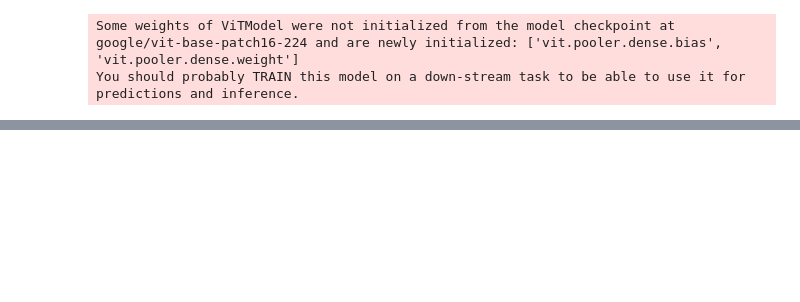
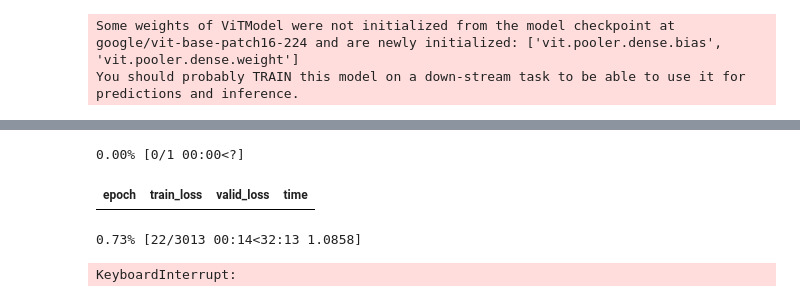
Before and after one commit to artursil/color_transfer, a Jupyter notebook: color_transfer.ipynb, the cells around one changed output, grey strips where cells are left out. Cells and saved outputs as stored; diff of their text form; code cells hidden in the pictures; blank space fills up the shorter version.

Commit message:
fixing the training pipeline

```diff
--- a/color_transfer.ipynb
+++ b/color_transfer.ipynb
@@ -74,7 +93,9 @@ torch.Size([10, 224, 224])
 dls = ImageDataLoaders.from_folder(
     "/mnt/wd/datasets/imagenette2",
     valid_pct=0.1,
-    item_tfms=[Resize(224), preprocessing],
+    item_tfms=[preprocessing],
+    # batch_tfms=[Normalize.from_stats(mean, std)],
+    batch_tfms=[Normalize()],
     bs=4,
     num_workers=16
 )
@@ -129,0 +140,27 @@ learn = Learner(dls, model, loss_func=torch.nn.MSELoss(), cbs=[DDPMCB(unet,sched
+# %%
+from fastai.callback.hook import ActivationStats
+
+# Create a list of layers to track. You can add or remove layers based on what you want to observe.
+layers_to_track = [
+    learn.model.vit.vit.embeddings.patch_embeddings.projection,
+    learn.model.vit.vit.encoder.layer[0].attention.attention.query,
+    learn.model.vit.vit.encoder.layer[0].attention.attention.key,
+    learn.model.vit.vit.encoder.layer[0].attention.attention.value,
+    learn.model.vit.vit.encoder.layer[0].intermediate.dense,
+    learn.model.vit.vit.encoder.layer[0].output.dense,
+    learn.model.vit.vit.encoder.layer[0].layernorm_before,
+    learn.model.vit.vit.encoder.layer[0].layernorm_after,
+    learn.model.vit.vit.encoder.layer[6].attention.attention.query,
+    learn.model.vit.vit.encoder.layer[6].attention.attention.key,
+    learn.model.vit.vit.encoder.layer[6].attention.attention.value,
+    learn.model.vit.vit.encoder.layer[6].intermediate.dense,
+    learn.model.vit.vit.encoder.layer[6].output.dense,
+    learn.model.vit.vit.encoder.layer[6].layernorm_before,
+    learn.model.vit.vit.encoder.layer[6].layernorm_after,
+    learn.model.vit.vit.layernorm,
+    learn.model.vit.vit.pooler.dense,
+]
+
+# Add the ActivationStats callback
+astats = ActivationStats(modules=layers_to_track)
+learn.add_cb(astats)
@@ -130,5 +189,10 @@ learn = Learner(dls, model, loss_func=torch.nn.MSELoss(), cbs=[DDPMCB(unet,sched
 # %%
 lr = 10e-05
-# learn.fit_one_cycle(1, lr)
-# learn.save("ctransfer_epoch_1.pth")
-learn = learn.load("ctransfer_epoch_1.pth")
+learn.fit_one_cycle(1, lr)
+learn.save("ctransfer_epoch_1.pth")
+# learn = learn.load("ctransfer_epoch_1.pth")
+# %% [output]
+0.00% [0/1 00:00<?]
+| epoch | train_loss | valid_loss | time |
+0.73% [22/3013 00:14<32:13 1.0858]
+KeyboardInterrupt:
```
Also changed, not shown: parts of 17 cells of this notebook, 1 other file.
